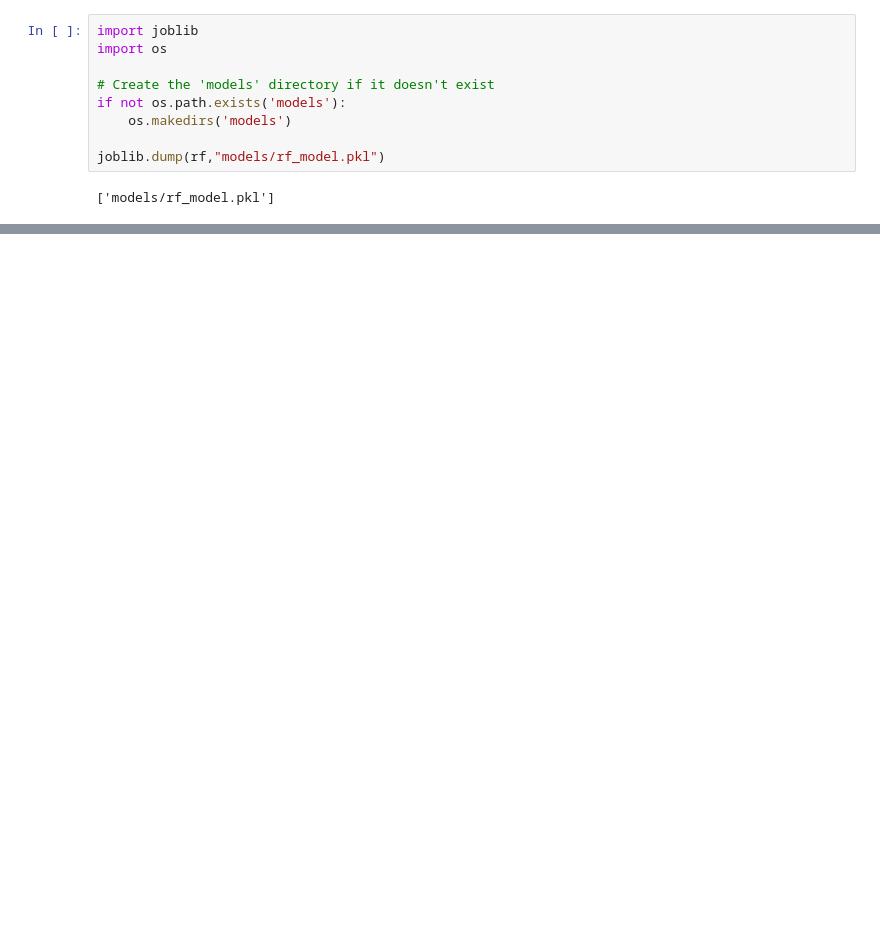
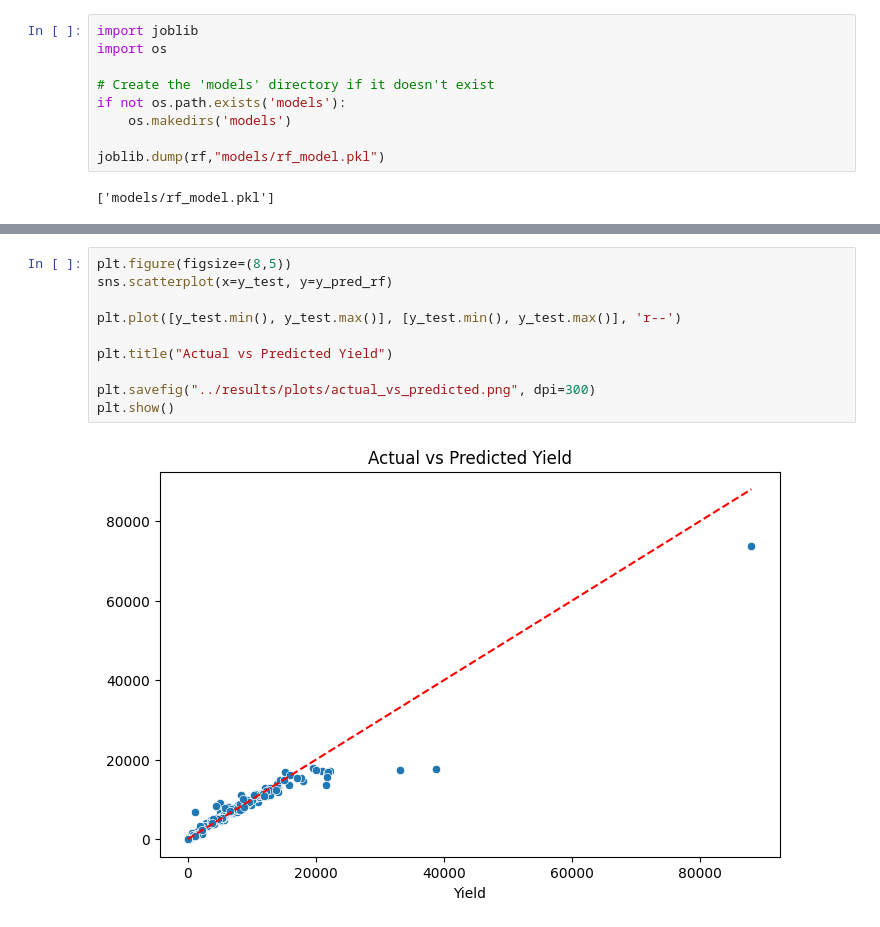
Before and after one commit to mohammedumairuddin/EEEM073-AI-Sustainability-coursework, a Jupyter notebook: notebooks/model_training & evaluation.ipynb, the cells around one changed output, grey strips where cells are left out. Drawn from its saved outputs; the diff is of its cells as text; blank space fills up the shorter version.

```diff
--- a/notebooks/model_training & evaluation.ipynb
+++ b/notebooks/model_training & evaluation.ipynb
@@ -295,0 +249,12 @@ Compressed inference time: 0.05660867691040039
+# %%
+plt.figure(figsize=(8,5))
+sns.scatterplot(x=y_test, y=y_pred_rf)
+
+plt.plot([y_test.min(), y_test.max()], [y_test.min(), y_test.max()], 'r--')
+
+plt.title("Actual vs Predicted Yield")
+
+plt.savefig("../results/plots/actual_vs_predicted.png", dpi=300)
+plt.show()
+# %% [output]
+[figure, added]
```
Also changed, not shown: parts of 19 cells of this notebook.
